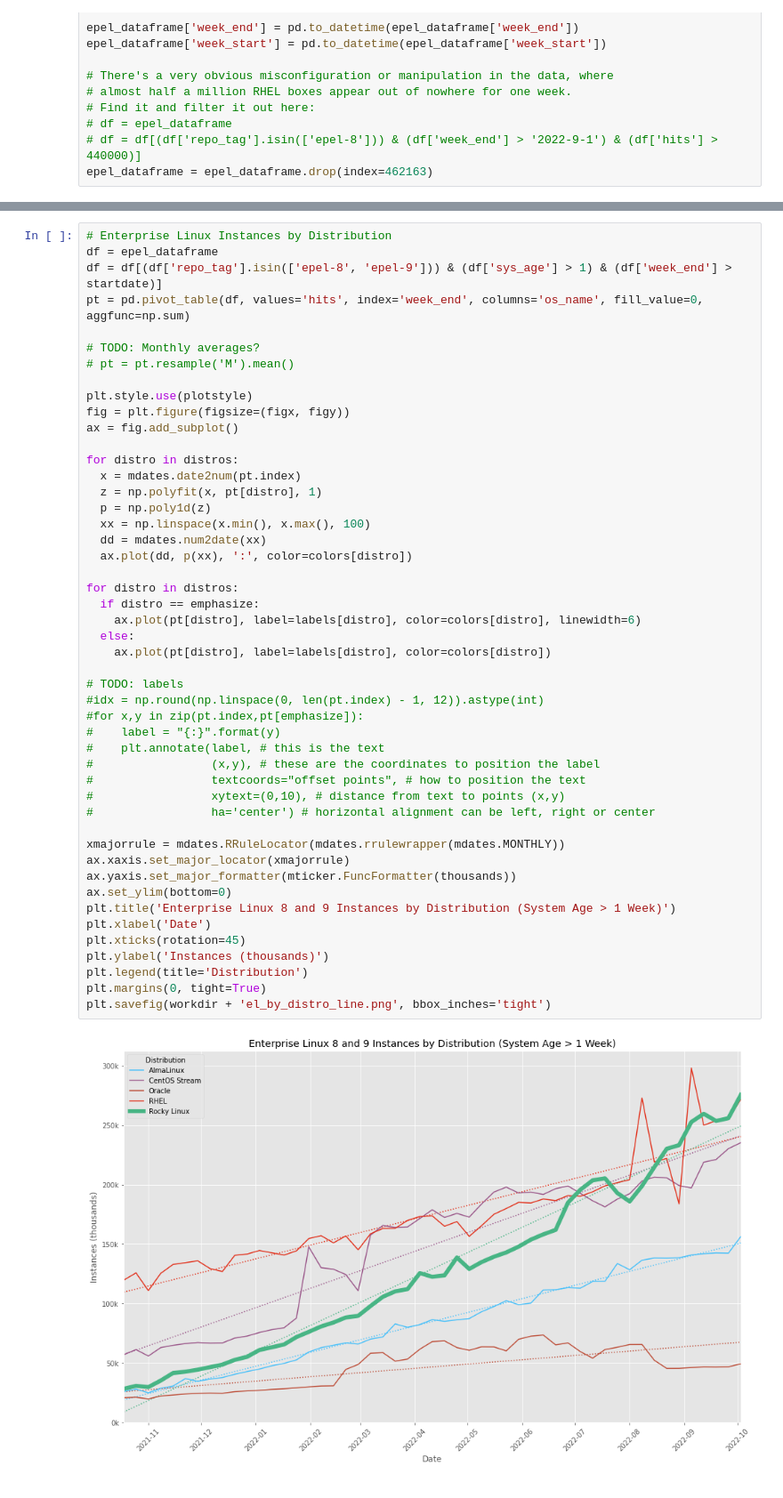
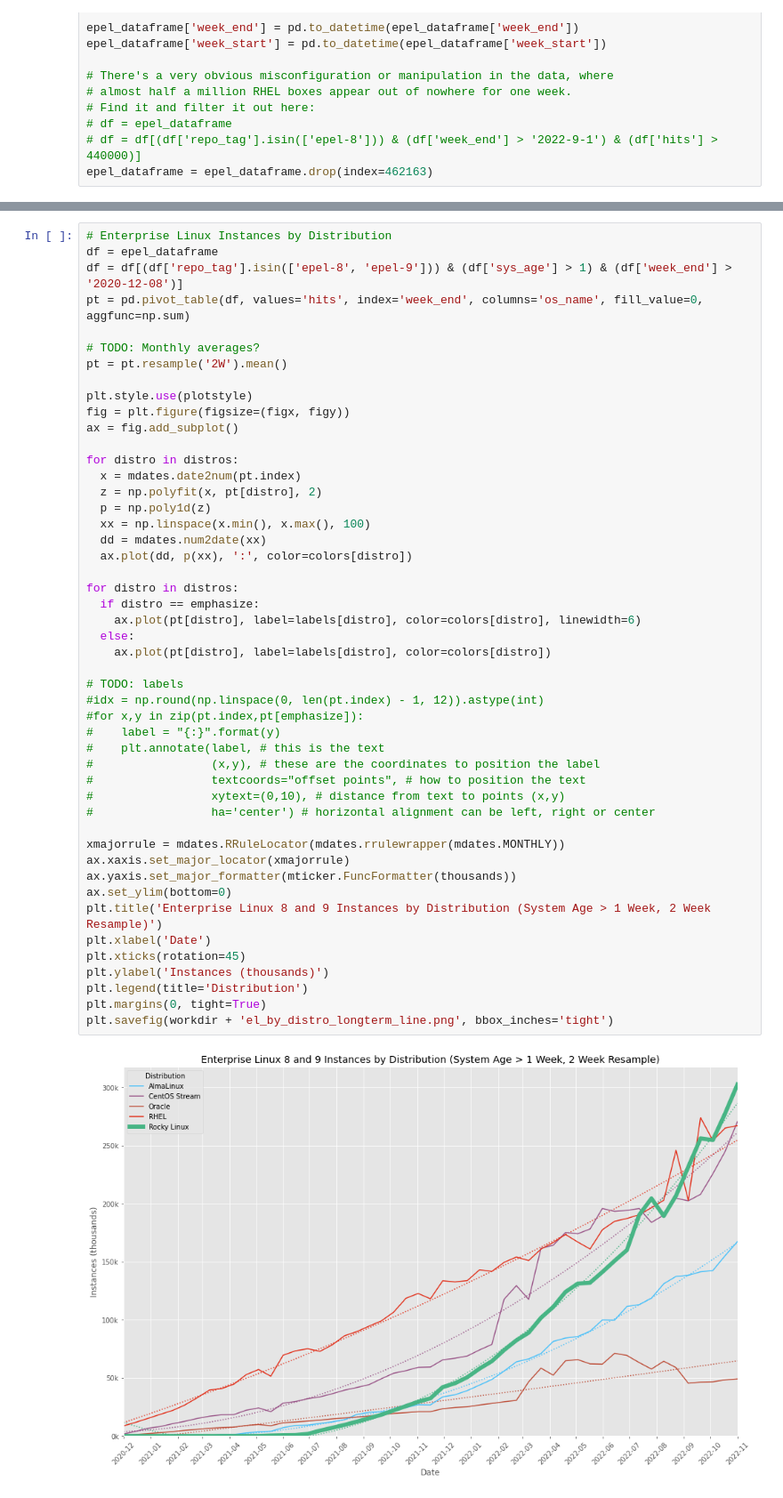
Before and after one commit to brianclemens/rocky-stats, a Jupyter notebook: epel.ipynb, the cells around one changed output, grey strips where cells are left out. Shown at 89% size. Drawn from its saved outputs; the diff is of its cells as text.

Commit message:
add long term graphs

```diff
--- a/epel.ipynb
+++ b/epel.ipynb
@@ -171,11 +133,11 @@ plt.margins(0, tight=True)
 # %%
 # Enterprise Linux Instances by Distribution
 df = epel_dataframe
-df = df[(df['repo_tag'].isin(['epel-8', 'epel-9'])) & (df['sys_age'] > 1) & (df['week_end'] > startdate)]
+df = df[(df['repo_tag'].isin(['epel-8', 'epel-9'])) & (df['sys_age'] > 1) & (df['week_end'] > '2020-12-08')]
 pt = pd.pivot_table(df, values='hits', index='week_end', columns='os_name', fill_value=0, aggfunc=np.sum)
 
 # TODO: Monthly averages?
-# pt = pt.resample('M').mean()
+pt = pt.resample('2W').mean()
 
 plt.style.use(plotstyle)
 fig = plt.figure(figsize=(figx, figy))
@@ -183,38 +145,38 @@ ax = fig.add_subplot()
 
 for distro in distros:
   x = mdates.date2num(pt.index)
-  z = np.polyfit(x, pt[distro], 1)
+  z = np.polyfit(x, pt[distro], 2)
   p = np.poly1d(z)
   xx = np.linspace(x.min(), x.max(), 100)
   dd = mdates.num2date(xx)
   ax.plot(dd, p(xx), ':', color=colors[distro])
 
 for distro in distros:
   if distro == emphasize:
     ax.plot(pt[distro], label=labels[distro], color=colors[distro], linewidth=6)
   else:
     ax.plot(pt[distro], label=labels[distro], color=colors[distro])
 
 # TODO: labels
 #idx = np.round(np.linspace(0, len(pt.index) - 1, 12)).astype(int)
 #for x,y in zip(pt.index,pt[emphasize]):
 #    label = "{:}".format(y)
 #    plt.annotate(label, # this is the text
 #                 (x,y), # these are the coordinates to position the label
 #                 textcoords="offset points", # how to position the text
 #                 xytext=(0,10), # distance from text to points (x,y)
 #                 ha='center') # horizontal alignment can be left, right or center
 
 xmajorrule = mdates.RRuleLocator(mdates.rrulewrapper(mdates.MONTHLY))
 ax.xaxis.set_major_locator(xmajorrule)
 ax.yaxis.set_major_formatter(mticker.FuncFormatter(thousands))
 ax.set_ylim(bottom=0)
-plt.title('Enterprise Linux 8 and 9 Instances by Distribution (System Age > 1 Week)')
+plt.title('Enterprise Linux 8 and 9 Instances by Distribution (System Age > 1 Week, 2 Week Resample)')
 plt.xlabel('Date')
 plt.xticks(rotation=45)
 plt.ylabel('Instances (thousands)')
 plt.legend(title='Distribution')
 plt.margins(0, tight=True)
-plt.savefig(workdir + 'el_by_distro_line.png', bbox_inches='tight')
+plt.savefig(workdir + 'el_by_distro_longterm_line.png', bbox_inches='tight')
 # %% [output]
-[figure, old version]
+[figure, new version]
```
Also changed, not shown: parts of 13 cells of this notebook.
